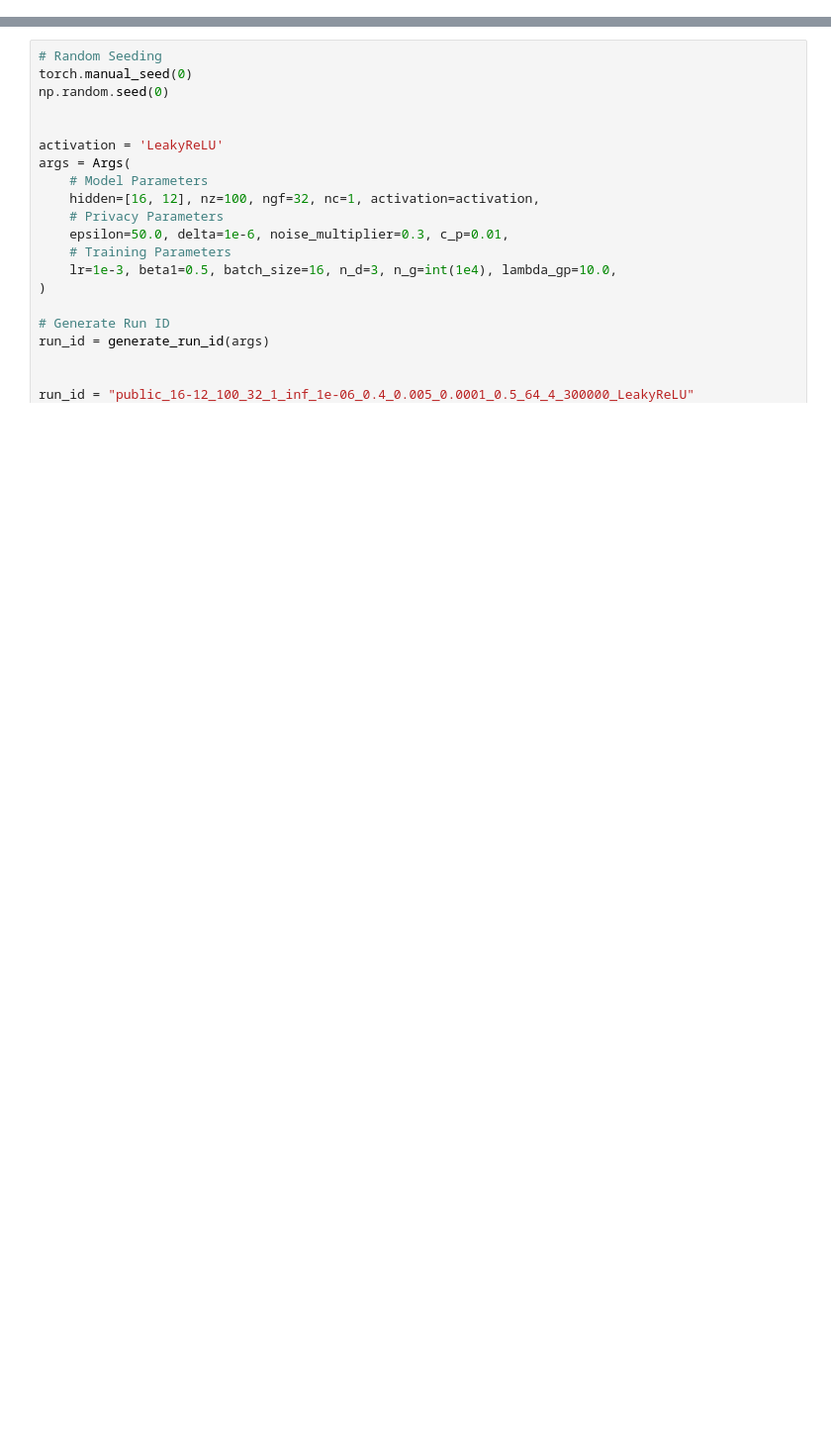
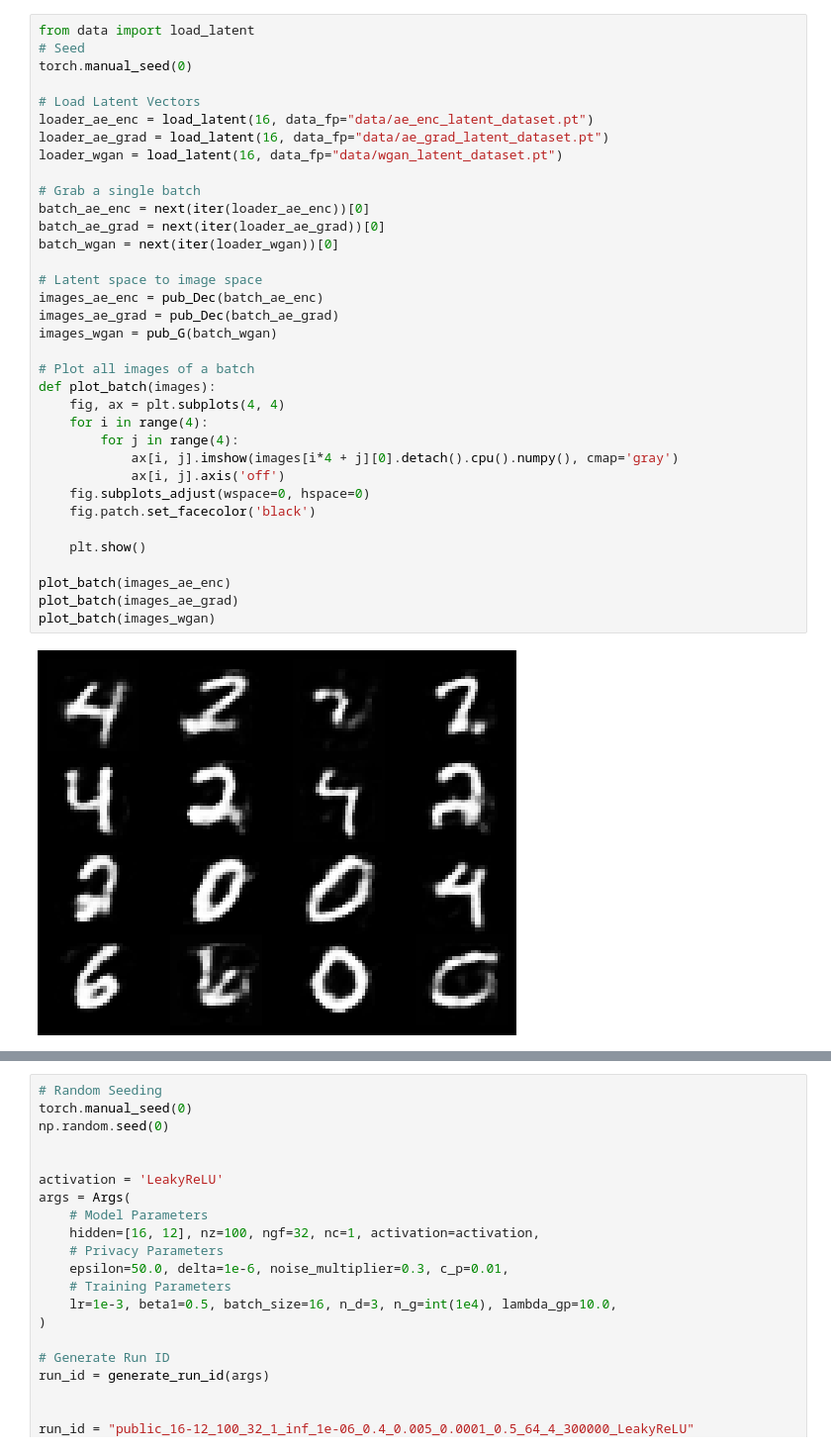
Before and after one commit to JasonTang99/p2, a Jupyter notebook: testing.ipynb, the cells around one changed output, grey strips where cells are left out. Shown at 99% size. Cells and saved outputs as stored; diff of their text form; blank space fills up the shorter version.

```diff
--- a/testing.ipynb
+++ b/testing.ipynb
@@ -49,0 +297,37 @@ def generate_samples(G, args):
+# %%
+from data import load_latent
+# Seed
+torch.manual_seed(0)
+
+# Load Latent Vectors
+loader_ae_enc = load_latent(16, data_fp="data/ae_enc_latent_dataset.pt")
+loader_ae_grad = load_latent(16, data_fp="data/ae_grad_latent_dataset.pt")
+loader_wgan = load_latent(16, data_fp="data/wgan_latent_dataset.pt")
+
+# Grab a single batch
+batch_ae_enc = next(iter(loader_ae_enc))[0]
+batch_ae_grad = next(iter(loader_ae_grad))[0]
+batch_wgan = next(iter(loader_wgan))[0]
+
+# Latent space to image space
+images_ae_enc = pub_Dec(batch_ae_enc)
+images_ae_grad = pub_Dec(batch_ae_grad)
+images_wgan = pub_G(batch_wgan)
+
+# Plot all images of a batch
+def plot_batch(images):
+    fig, ax = plt.subplots(4, 4)
+    for i in range(4):
+        for j in range(4):
+            ax[i, j].imshow(images[i*4 + j][0].detach().cpu().numpy(), cmap='gray')
+            ax[i, j].axis('off')
+    fig.subplots_adjust(wspace=0, hspace=0)
+    fig.patch.set_facecolor('black')
+
+    plt.show()
+
+plot_batch(images_ae_enc)
+plot_batch(images_ae_grad)
+plot_batch(images_wgan)
+# %% [output]
+[figure, added]
```
Also changed, not shown: parts of 15 cells of this notebook, 8 other files.
